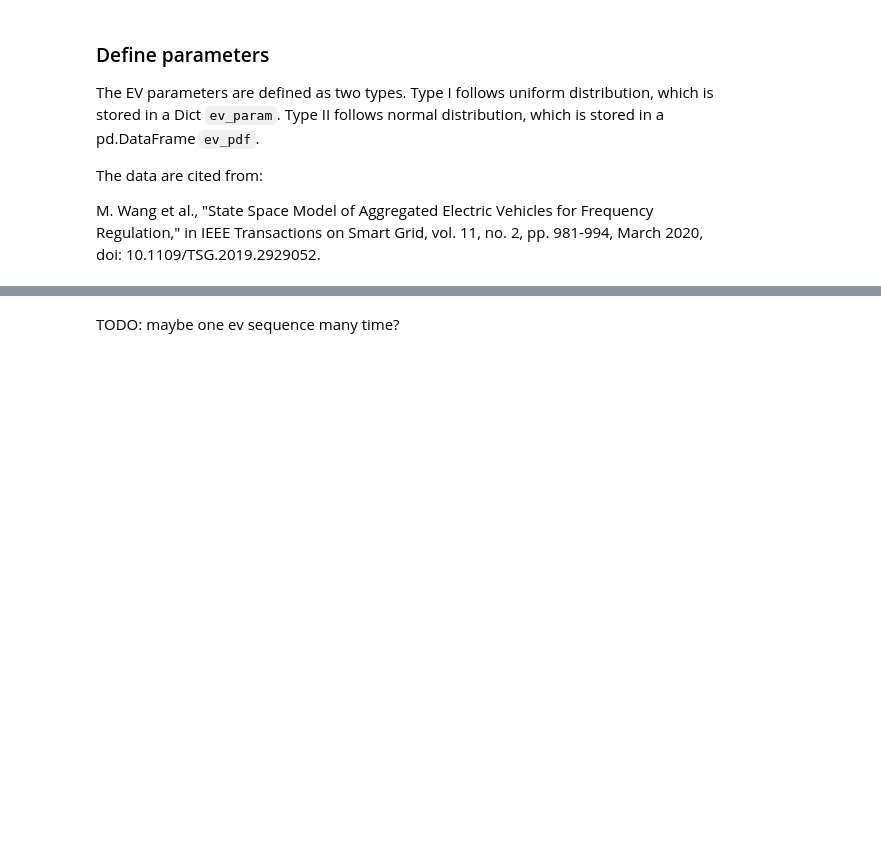
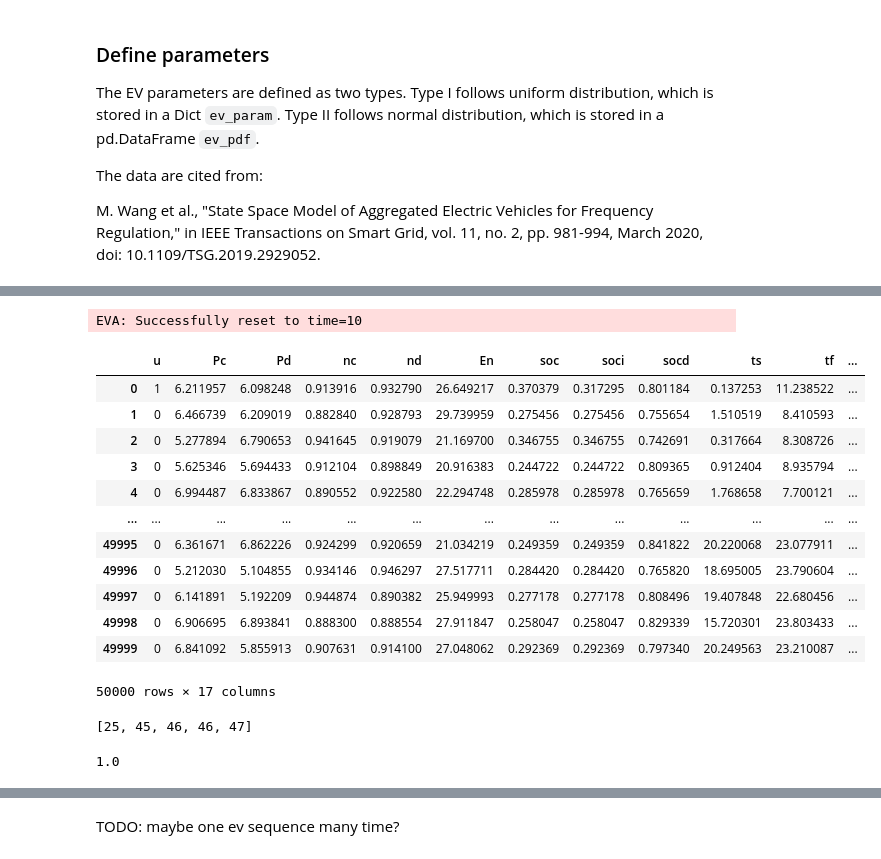
Before and after one commit to shebuxin/andes, a Jupyter notebook: jwang/notes2/ev_ssm.ipynb, the cells around one changed output, grey strips where cells are left out. Drawn from its saved outputs; the diff is of its cells as text; code cells hidden in the pictures; blank space fills up the shorter version.

```diff
--- a/jwang/notes2/ev_ssm.ipynb
+++ b/jwang/notes2/ev_ssm.ipynb
@@ -41,7 +41,7 @@ def find_x(x, soc_intv):
         if x >= soc_intv[idx][0] and x <= soc_intv[idx][1]:
             return idx
 
-def update_xs(inl):
+def update_xl(inl):
     inl = list(inl).copy()
     dc = inl[1].copy()
     if inl[2]*inl[3] == 1:
@@ -180,7 +180,7 @@ class ev_ssm():
         self.find_socx()
         self.g_x()
         # initialize x series
-        self.ev['xs'] = self.ev['x'].apply(lambda x: {0: [x]})
+        self.ev['xl'] = self.ev['x'].apply(lambda x: {0: [x]})
         self.ne = self.ev.u.sum()
 
     def __init__(self, tnow=0, N=20000, seed=2021, name="EVA"):
@@ -266,7 +266,7 @@ class ev_ssm():
         # update x
         self.find_socx()
         self.g_x()
-        self.g_xs()
+        self.g_xl()
 
         # update tnow
         self.tnow = self.tnow + t/3600
@@ -317,7 +317,7 @@ class ev_ssm():
         self.g_u()
         self.find_socx()
         self.g_x()
-        self.ev['xs'] = self.ev['x'].apply(lambda x: {0: [x]})
+        self.ev['xl'] = self.ev['x'].apply(lambda x: {0: [x]})
         self.ts = [tnow]
         logger.warning(f"{self.name}: Successfully reset to time={self.tnow}")
 
@@ -334,11 +334,11 @@ class ev_ssm():
         # change str to number
         self.ev['x'] = self.ev.x.replace(self.x.keys(), range(60))
 
-    def g_xs(self):
+    def g_xl(self):
         """
         Update SSM x series.
         """
-        self.ev[['x', 'xs', 'u', 'u0']].apply(lambda x: update_xs(x), axis=1)
+        self.ev[['x', 'xl', 'u', 'u0']].apply(lambda x: update_xl(x), axis=1)
 
 
 # initialize
@@ -348,7 +348,7 @@ sse = ev_ssm(N=50000, tnow=10)
 
 # sse.ev[sse.ev.u != sse.ev.u0]
 
-sse.act(t=300, tnow=10+1/12)
+# sse.act(t=300, tnow=10+1/12)
 sse.ev
 # %% [output]
 EVA:
@@ -448,0 +371,22 @@ Length: 50000, dtype: bool
+# %%
+sse.reset(tnow=10)
+
+for t in np.arange(10, 11.01, 300/3600):
+    sse.act(t=300, tnow=t)
+
+sse.ev
+# %% [output]
+EVA: Successfully reset to time=10
+|  | u | Pc | Pd | nc | nd | En | soc | soci | socd | ts | tf | ... |
+| 0 | 1 | 6.211957 | 6.098248 | 0.913916 | 0.932790 | 26.649217 | 0.370379 | 0.317295 | 0.801184 | 0.137253 | 11.238522 | ... |
+| 1 | 0 | 6.466739 | 6.209019 | 0.882840 | 0.928793 | 29.739959 | 0.275456 | 0.275456 | 0.755654 | 1.510519 | 8.410593 | ... |
+| 2 | 0 | 5.277894 | 6.790653 | 0.941645 | 0.919079 | 21.169700 | 0.346755 | 0.346755 | 0.742691 | 0.317664 | 8.308726 | ... |
+| 3 | 0 | 5.625346 | 5.694433 | 0.912104 | 0.898849 | 20.916383 | 0.244722 | 0.244722 | 0.809365 | 0.912404 | 8.935794 | ... |
+| 4 | 0 | 6.994487 | 6.833867 | 0.890552 | 0.922580 | 22.294748 | 0.285978 | 0.285978 | 0.765659 | 1.768658 | 7.700121 | ... |
+| ... | ... | ... | ... | ... | ... | ... | ... | ... | ... | ... | ... | ... |
+| 49995 | 0 | 6.361671 | 6.862226 | 0.924299 | 0.920659 | 21.034219 | 0.249359 | 0.249359 | 0.841822 | 20.220068 | 23.077911 | ... |
+| 49996 | 0 | 5.212030 | 5.104855 | 0.934146 | 0.946297 | 27.517711 | 0.284420 | 0.284420 | 0.765820 | 18.695005 | 23.790604 | ... |
+| 49997 | 0 | 6.141891 | 5.192209 | 0.944874 | 0.890382 | 25.949993 | 0.277178 | 0.277178 | 0.808496 | 19.407848 | 22.680456 | ... |
+| 49998 | 0 | 6.906695 | 6.893841 | 0.888300 | 0.888554 | 27.911847 | 0.258047 | 0.258047 | 0.829339 | 15.720301 | 23.803433 | ... |
+| 49999 | 0 | 6.841092 | 5.855913 | 0.907631 | 0.914100 | 27.048062 | 0.292369 | 0.292369 | 0.797340 | 20.249563 | 23.210087 | ... |
+50000 rows × 17 columns
@@ -448,0 +397,12 @@ Length: 50000, dtype: bool
+# %%
+data
+# %% [output]
+[25, 45, 46, 46, 47]
+# %%
+A = np.zeros((59, 59))
+for data in tm_train:
+    for idx in range(len(data)-1):
+        A[data[idx], data[idx+1]] += 1
+A = pd.DataFrame(A) # TODO: divide by row_sum
+# %% [output]
+1.0
```
Also changed, not shown: parts of 17 cells of this notebook.
